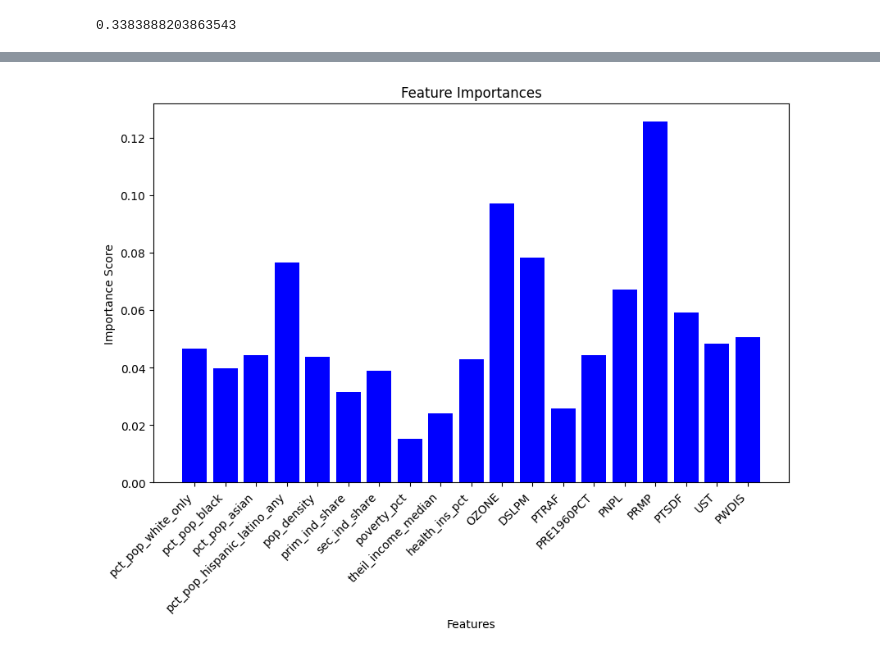
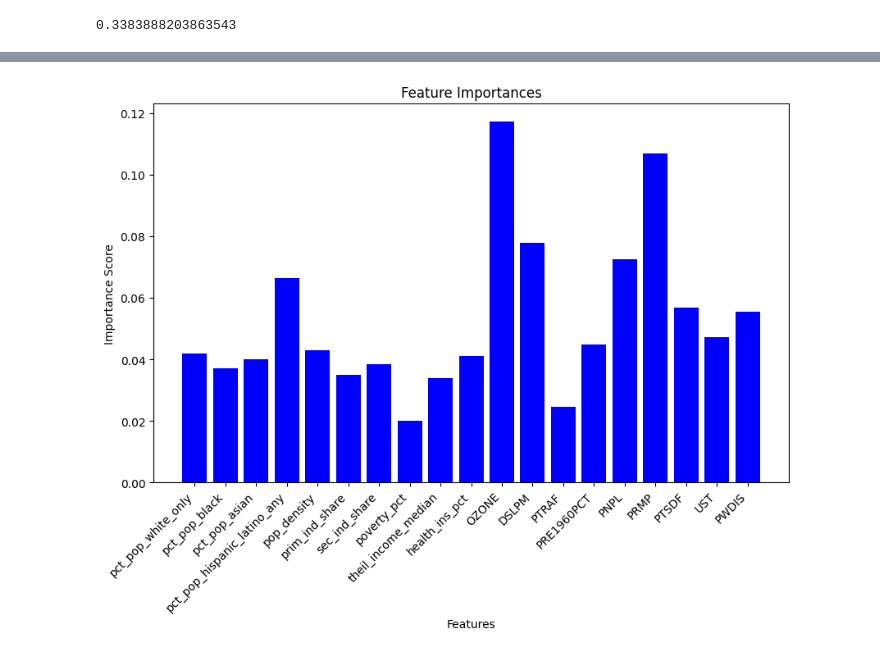
Before and after one commit to braeden-reinoso/Air-Toxin-Risk-in-Marginalized-Communities, a Jupyter notebook: Models/XGBoost/xgboost.ipynb, the cells around one changed output, grey strips where cells are left out. Cells and saved outputs as stored; diff of their text form; code cells hidden in the pictures.

Commit message:
updated xgboost with validation set

```diff
--- a/Models/XGBoost/xgboost.ipynb
+++ b/Models/XGBoost/xgboost.ipynb
@@ -89,11 +84,13 @@ X = df.drop(['PM25', 'PM25_high'], axis=1)
 # %%
-# 75/25 train-test split with stratification and seed=42
+# 68/12/20 train-val-test split with stratification and seed=201
 
-X_train , X_test, y_train, y_test = train_test_split(X, y, random_state=42, stratify=y)
+X_train_val, X_test, y_train_val, y_test = train_test_split(X, y, test_size=0.2, random_state=201, stratify=y)
+X_train, X_val, y_train, y_val = train_test_split(X_train_val, y_train_val, test_size=0.15, random_state=201, stratify=y_train_val)
 
 print("Original high percent: " + str(y.sum()/len(y)))
 print("Train high percent: " + str(y_train.sum()/len(y_train)))
+print("Val high percent: " + str(y_val.sum()/len(y_val)))
 print("Test high percent: " + str(y_test.sum()/len(y_test)))
-print("The train/test split percent is: " + str(len(y_train)/len(y)*100) + " / " + str(len(y_test)/len(y)*100))
+print("The train/val/test split percent is: " + str(len(y_train)/len(y)*100) + " / " + str(len(y_val)/len(y)*100) + " / " + str(len(y_test)/len(y)*100))
 # %% [output]
 Original high percent: 0.3383888203863543
@@ -103,8 +101,12 @@ The train/test split percent is: 75.0 / 25.0
 # %%
-# scaling the train and test data separately-- minmax scaler for everything, since our variables aren't normally distributed
+# scaling all our data sets separately-- minmax scaler for everything, since our variables aren't normally distributed
+# we're training the scaler on the whole train + val set, to more easily compare with other models that aren't separating out a val set
 
 scaler = MinMaxScaler()
-X_train = scaler.fit_transform(X_train)
+scaler.fit(X_train_val)
+X_train_val = scaler.transform(X_train_val)
+X_train = scaler.transform(X_train)
+X_val = scaler.transform(X_val)
 X_test = scaler.transform(X_test)
 # %%
 # defining the f2 metric (since there isn't one built-in, it's a common special case of fbeta metric)
@@ -173,0 +302,17 @@ plt.show()
+# %%
+# finally, let's tune the learning rate
+# looks like learning_rate=0.1 is best
+
+xgb_clf = xgboost.XGBClassifier(objective='binary:logistic', missing=-999, seed=201, scale_pos_weight=2, n_estimators=200, max_depth=13, min_child_weight=2, colsample_bytree=0.9, reg_lambda=10)
+
+f2_scorer = make_scorer(fbeta_score, beta=2)
+param_grid = {
+    'learning_rate' : [0.01, 0.05, 0.1, 0.2, 0.3]
+}
+
+grid_search = GridSearchCV(xgb_clf, param_grid, scoring=f2_scorer, cv=5, verbose=1, n_jobs=1)
+
+grid_search.fit(X_train,y_train)
+
+print("Best Hyperparameters:", grid_search.best_params_)
+print("Best f2: ", grid_search.best_score_)
@@ -203,15 +362,23 @@ AUC-PR: 0.9347688413779147 | baseline: 0.338347718865598
 # %%
+# compuring feature importance to see what variables our model thinks are important
+# top 5 are:
+# ambient ozone levels (OZONE)
+# proximity to RMP facility (PRMP)
+# ambient diesel PM levels (DSLPM)
+# superfund proximity (PNPL)
+# percent of population that is hispanic/latino (pct_pop_hispanic_latino_any)
+
 df_features = df.drop(['PM25', 'PM25_high'], axis=1)
 
 df_columns = df_features.columns.tolist()
-feature_importance = xgb_clf.feature_importances_
+feature_importance = best_model.feature_importances_
 
 plt.figure(figsize=(10, 6))
 plt.bar(df_columns, feature_importance, color='blue')
 plt.xlabel('Features')
 plt.ylabel('Importance Score')
 plt.title('Feature Importances')
 plt.xticks(rotation=45, ha='right')
 plt.show()
 # %% [output]
-[figure, old version]
+[figure, new version]
```
Also changed, not shown: parts of 16 cells of this notebook.
